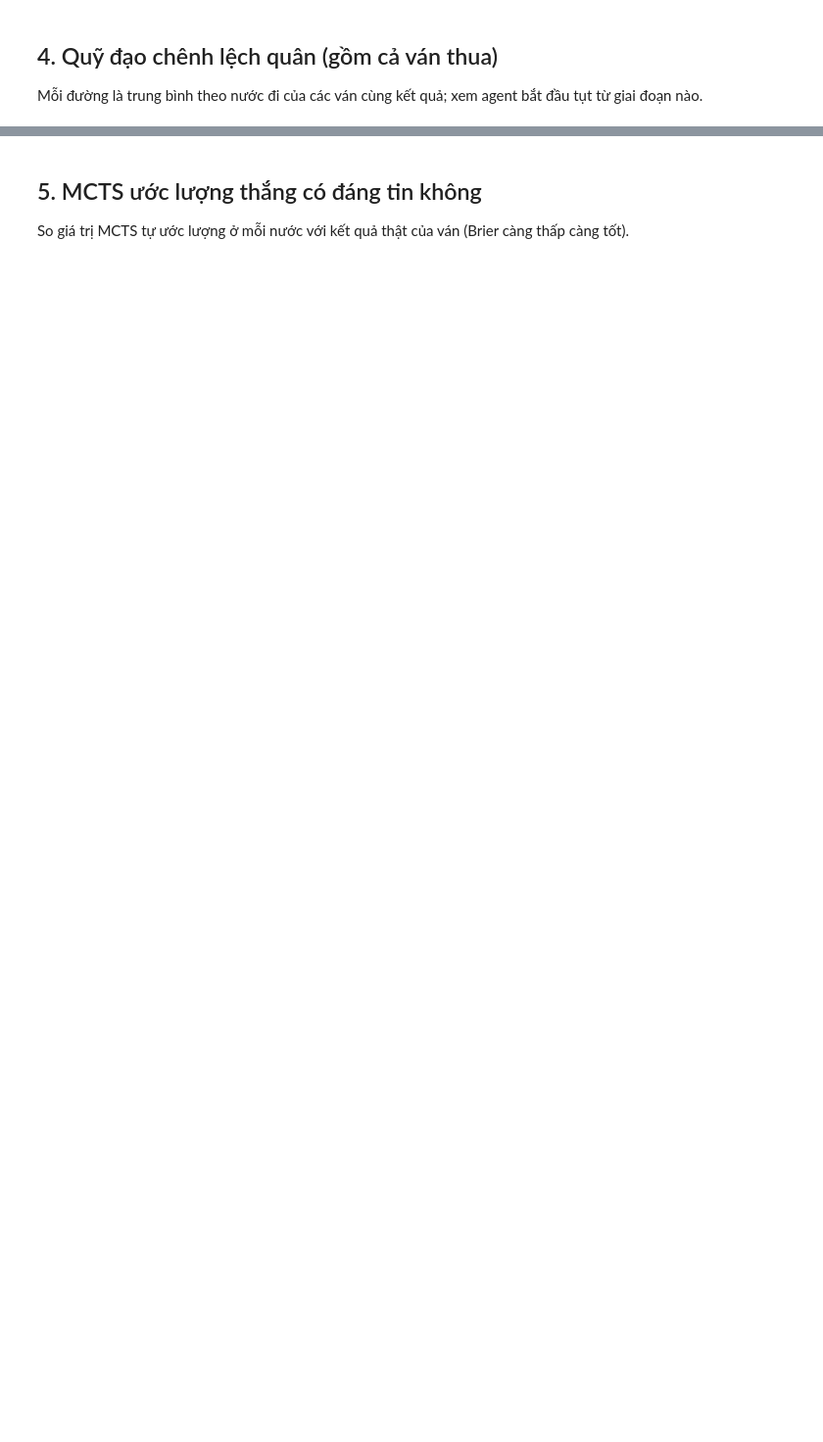
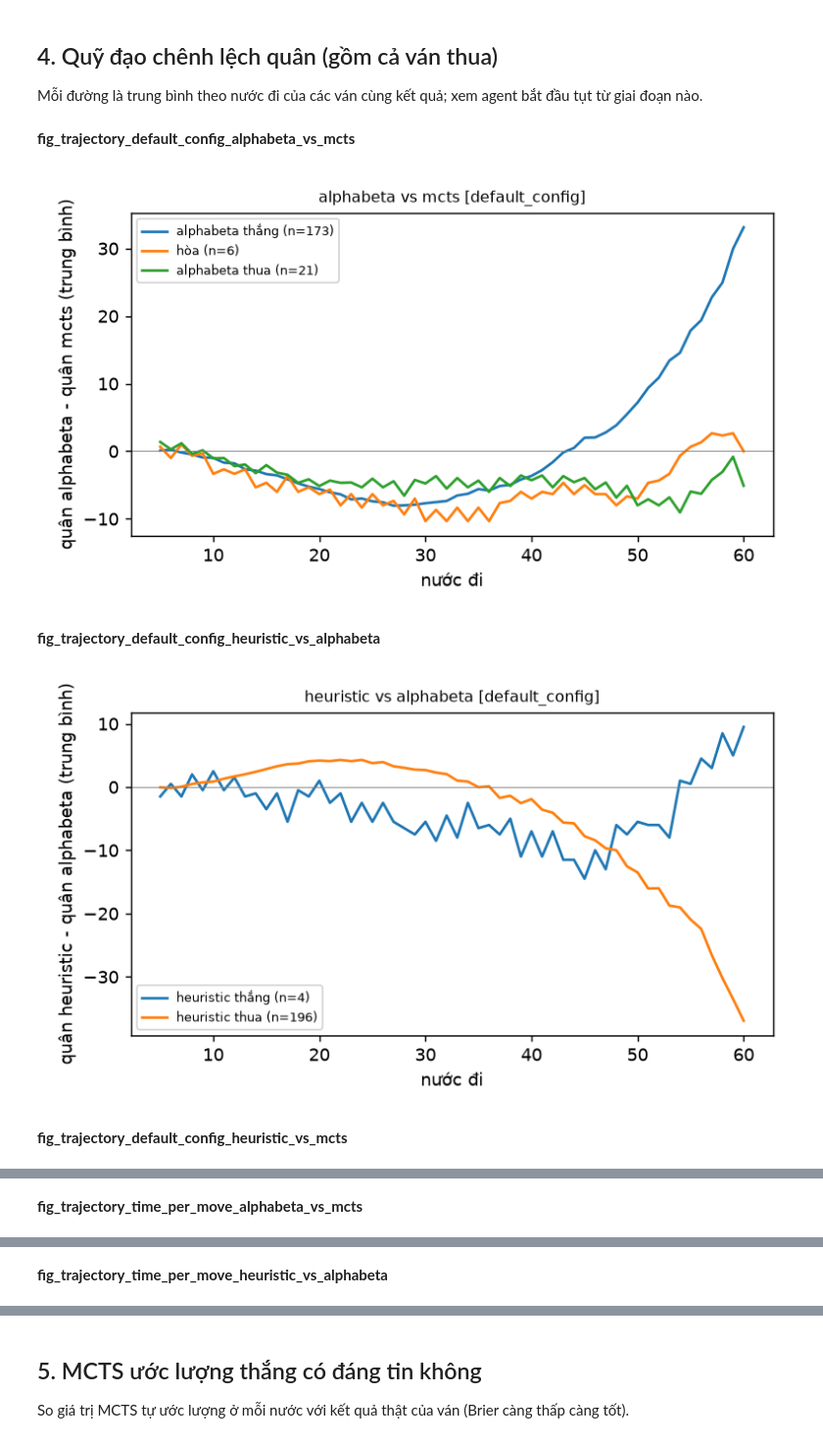
Before and after one commit to ngan23github/Advanced_Artificial_Intelligience_Group, a Jupyter notebook: Project_final/notebooks/07_game_analysis.ipynb, the cells around one changed output, grey strips where cells are left out. Shown at 98% size. Saved outputs shown, nothing was run; the diff lists cells and outputs as text; code cells hidden in the pictures; blank space fills up the shorter version.

```diff
--- a/Project_final/notebooks/07_game_analysis.ipynb
+++ b/Project_final/notebooks/07_game_analysis.ipynb
@@ -16,10 +18,12 @@ import pandas as pd
 from IPython.display import Image, Markdown, display
 from eval.game_analysis import analyze, QUY_TAC_CHON_VAN
 
-RUN_NAME = "round_robin_v1"          # đổi thành tên lần chạy chính thức (đã chạy xong, đã đóng băng agent)
+RUN_NAME = "round_robin_v2"          # đổi thành tên lần chạy chính thức (đã chạy xong, đã đóng băng agent)
 FOCUS = ["alphabeta", "mcts"]       # cặp cần chọn ván minh họa; None = mọi cặp
+SEARCH = ["heuristic", "alphabeta", "mcts"]   # 3 agent tìm kiếm (phần của Người 2): lọc bảng/hình hiển thị
 RUN_DIR = ROOT / "results" / "logs" / RUN_NAME
 OUT_DIR = ROOT / "results" / "analysis" / RUN_NAME
 pd.set_option("display.width", 200, "display.max_columns", 40)
-R = analyze(RUN_DIR, OUT_DIR, FOCUS)
+R = analyze(RUN_DIR, OUT_DIR, FOCUS, agents=SEARCH)
+only_search = lambda df, cols=("a", "b"): df[df[cols[0]].isin(SEARCH) & df[cols[1]].isin(SEARCH)]
 print(R["n_games"], "ván đã phân tích; kết quả ghi vào", OUT_DIR)
@@ -49,4 +93,12 @@ R['corner_vs_result']
 Mỗi đường là trung bình theo nước đi của các ván cùng kết quả; xem agent bắt đầu tụt từ giai đoạn nào.
 # %%
 for p in sorted(OUT_DIR.glob('fig_trajectory_*.png')):
-    display(Markdown('**' + p.stem + '**')); display(Image(str(p)))
+    # chỉ vẽ các cặp giữa 3 agent tìm kiếm
+    if sum(f'_{a}' in p.stem or f'{a}_' in p.stem for a in SEARCH) >= 2 and not any(x in p.stem for x in ('random', '_nn', '_rl')):
+        display(Markdown('**' + p.stem + '**')); display(Image(str(p)))
+# %% [output]
+**fig_trajectory_default_config_alphabeta_vs_mcts**
+[figure, added]
+**fig_trajectory_default_config_heuristic_vs_alphabeta**
+[figure, added]
+**fig_trajectory_default_config_heuristic_vs_mcts**
@@ -52,0 +106 @@ for p in sorted(OUT_DIR.glob('fig_trajectory_*.png')):
+**fig_trajectory_time_per_move_alphabeta_vs_mcts**
@@ -52,0 +108 @@ for p in sorted(OUT_DIR.glob('fig_trajectory_*.png')):
+**fig_trajectory_time_per_move_heuristic_vs_alphabeta**
```
Also changed, not shown: parts of 24 cells of this notebook, 38 other files.
